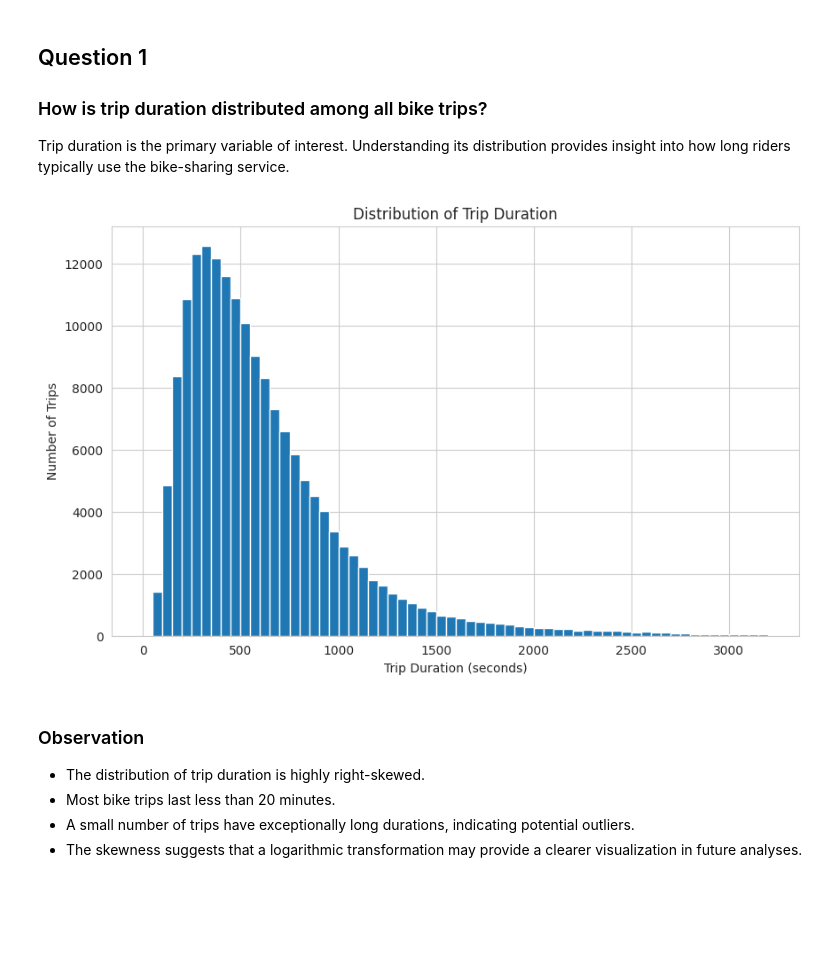
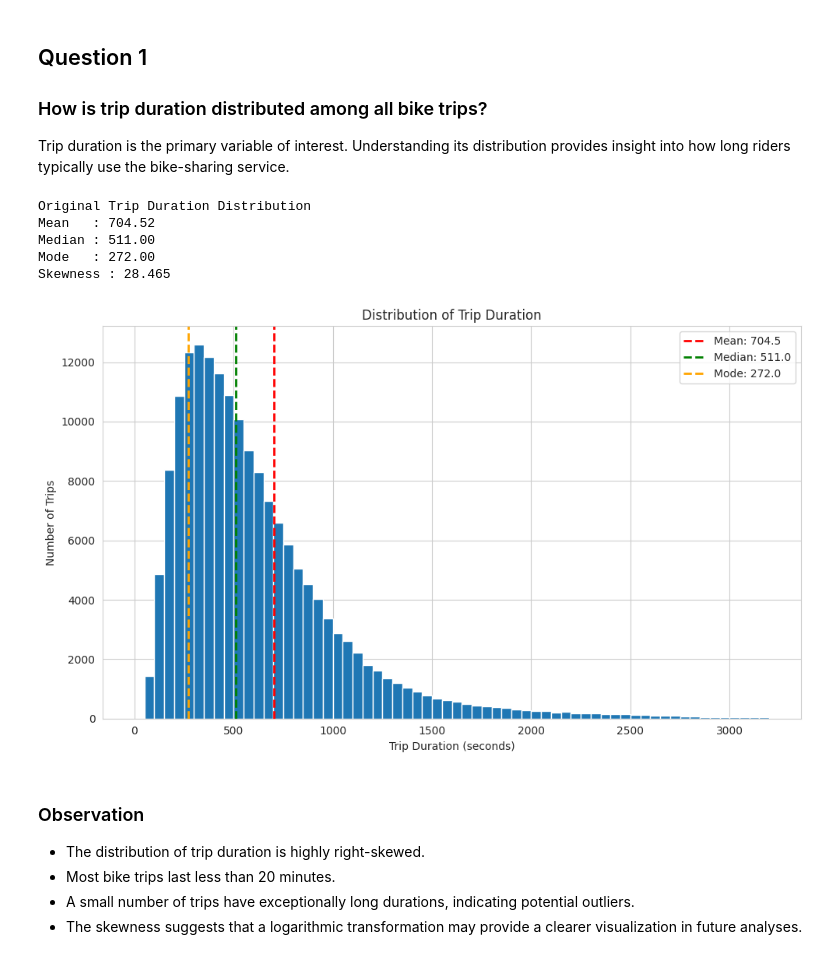
Before and after one commit to MAHAKAAL-vk/Data_Analytics_with_python, a Jupyter notebook: Part_I_exploration.ipynb, the cells around one changed output. Saved outputs shown, nothing was run; the diff lists cells and outputs as text; code cells hidden in the pictures; blank space fills up the shorter version.

```diff
--- a/Part_I_exploration.ipynb
+++ b/Part_I_exploration.ipynb
@@ -25,4 +25,3 @@ import seaborn as sns
 
 # Configure plot appearance
 sns.set_style("whitegrid")
-plt.rcParams["figure.figsize"] = (10, 6)
@@ -244,19 +294,31 @@ Trip duration is the primary variable of interest. Understanding its distributio
 # %%
 # Distribution of trip duration
 
 plt.figure(figsize=(10,6))
 
 bins = np.arange(0, df['duration_sec'].quantile(0.99) + 50, 50)
 
 plt.hist(df['duration_sec'], bins=bins)
 
-plt.title('Distribution of Trip Duration')
-plt.xlabel('Trip Duration (seconds)')
-plt.ylabel('Number of Trips')
+add_distribution_statistics(df['duration_sec'])
 
-plt.show()
+plt.legend()
+
+add_title_and_labels('Distribution of Trip Duration','Trip Duration (seconds)','Number of Trips')
+
+display_distribution_stats(
+    df['duration_sec'],
+    "Original Trip Duration Distribution"
+)
+
+finalize_plot()
 # %% [output]
+Original Trip Duration Distribution
+Mean   : 704.52
+Median : 511.00
+Mode   : 272.00
+Skewness : 28.465
-[figure, old version]
+[figure, new version]
 # %% [markdown]
 ### Observation
 
```
Also changed, not shown: parts of 16 cells of this notebook, 2 other files.
